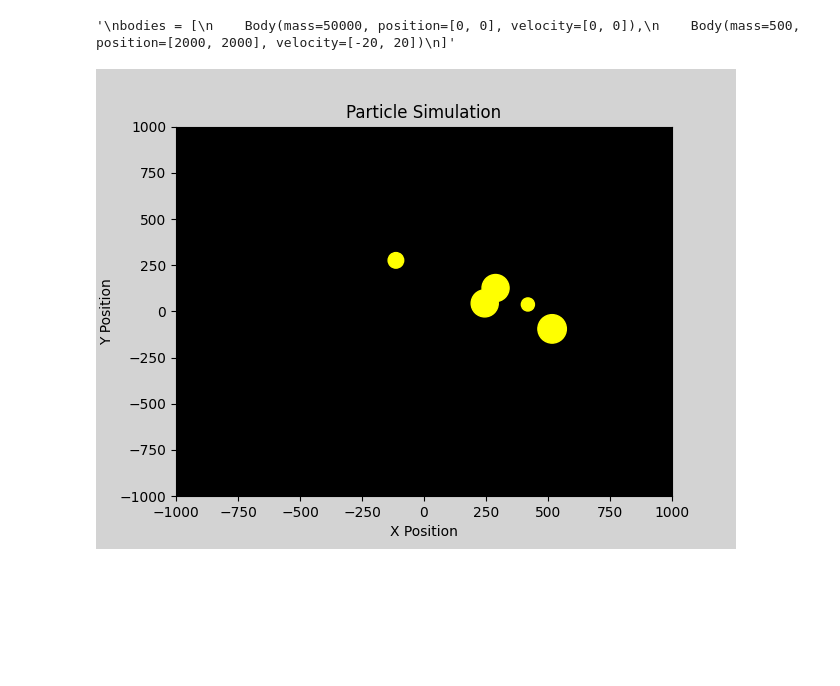
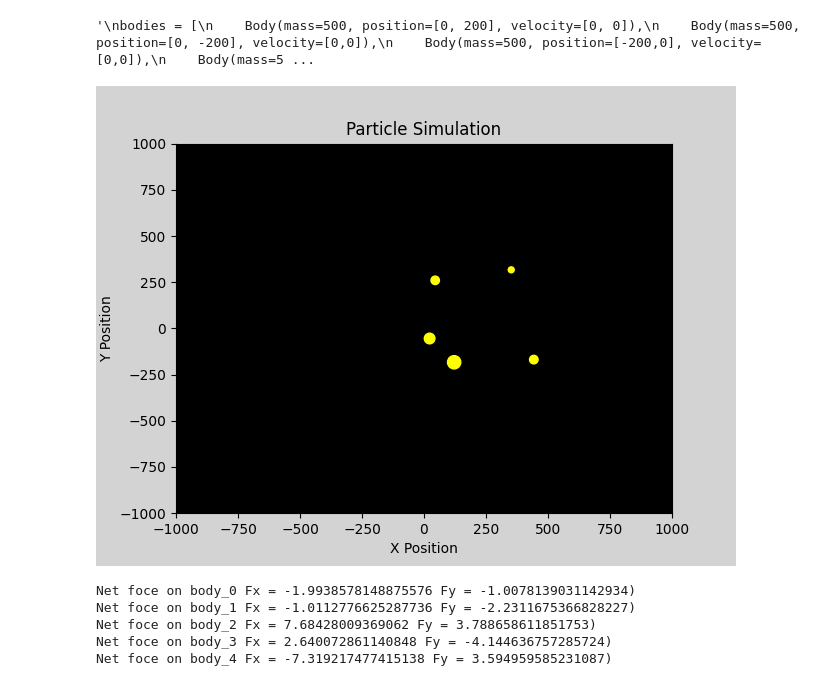
Before and after one commit to eriksewell/phys77-capstone, a Jupyter notebook: simulation.ipynb, the cells around one changed output. Saved outputs shown, nothing was run; the diff lists cells and outputs as text; code cells hidden in the pictures; blank space fills up the shorter version.

```diff
--- a/simulation.ipynb
+++ b/simulation.ipynb
@@ -10,20 +10,23 @@ from matplotlib import animation
 # initialize bodies with random masses, positions, and velocities over set range
 # bodies[n] = Body(mass, position [x, y], velocity [vx, vy])
 bodies = initialize_bodies(5, mass_range = [100, 1000], position_range = [-500, 500], velocity_range = [0,0])
+
 '''
 bodies = [
-    Body(mass=50000, position=[0, 0], velocity=[0, 0]),
-    Body(mass=500, position=[2000, 2000], velocity=[-20, 20])
+    Body(mass=500, position=[0, 200], velocity=[0, 0]),
+    Body(mass=500, position=[0, -200], velocity=[0,0]),
+    Body(mass=500, position=[-200,0], velocity=[0,0]),
+    Body(mass=500, position=[200, 0], velocity=[0,0])
 ]'''
 # %% [output]
-'\nbodies = [\n    Body(mass=50000, position=[0, 0], velocity=[0, 0]),\n    Body(mass=500, position=[2000, 2000], velocity=[-20, 20])\n]'
+'\nbodies = [\n    Body(mass=500, position=[0, 200], velocity=[0, 0]),\n    Body(mass=500, position=[0, -200], velocity=[0,0]),\n    Body(mass=500, position=[-200,0], velocity=[0,0]),\n    Body(mass=5 ...
 # %%
 # Animation using matplotlib
 
 %matplotlib widget
 
 # Time step for position updates
-dt = 0.1
+dt = 0.3
 
 # Set up the plot
 fig, ax = plt.subplots()
@@ -41,35 +44,36 @@ fig.patch.set_facecolor("lightgray")  # Outside the plot
 scat = ax.scatter(
     [body.position[0] for body in bodies], # Initial x-coordinate of bodies
     [body.position[1] for body in bodies], # Initial y-coordinate of bodies
-    s=[body.mass * 0.5 for body in bodies], # Size of bodies proportional to mass
+    s=[body.mass * 0.1 for body in bodies], # Size of bodies proportional to mass
     c="yellow",  # Color of bodies
 )
 
 # Update function for animation
 def update_position(frame):
 
     updated_positions = [] # Initialize as a list
 
     for n, body in enumerate(bodies):
         U, R = calculate_displacement(bodies)
         F = calculate_force(bodies, U, R)
         body.velocity += (np.sum(F[:,n]) / body.mass) * dt
         body.position += body.velocity * dt  # Update positions
         updated_positions.append(body.position)  # Collect new positions
+
     scat.set_offsets(updated_positions)  # Update scatter plot
 
     return scat
 
 # Create the animation
 ani = animation.FuncAnimation(
     fig=fig,
     func=update_position,
     frames=range(5000),  # Number of frames
     interval=10,  # Time between frames in milliseconds
     repeat=False,  # Stop after the last frame
 )
 
 # Show the plot
 plt.show()
 # %% [output]
-[figure, old version]
+[figure, new version]
@@ -77,0 +80,19 @@ test = calculate_displacement(bodies)
+# %%
+U, R = calculate_displacement(bodies)
+#print(f' x-component of displacement matrix \n{U[:,:,0]}')
+#print(f' y-component of displacement matrix \n{U[:,:,1]}')
+
+#print(f' distance matrix \n{R[:,:]}')
+
+F = calculate_force(bodies, U, R)
+#print(f' x-component of force matrix \n {F[:,:,0]}')
+#print(f' y-component of force matrix \n {F[:,:,1]}')
+
+for i, body in enumerate(bodies):
+    print(f'Net foce on body_{i} Fx = {np.sum(F[:,i,0])} Fy = {np.sum(F[:,i,1])})')
+# %% [output]
+Net foce on body_0 Fx = -1.9938578148875576 Fy = -1.0078139031142934)
+Net foce on body_1 Fx = -1.0112776625287736 Fy = -2.2311675366828227)
+Net foce on body_2 Fx = 7.68428009369062 Fy = 3.788658611851753)
+Net foce on body_3 Fx = 2.640072861140848 Fy = -4.144636757285724)
+Net foce on body_4 Fx = -7.319217477415138 Fy = 3.594959585231087)
```
Also changed, not shown: parts of 1 cell of this notebook.
